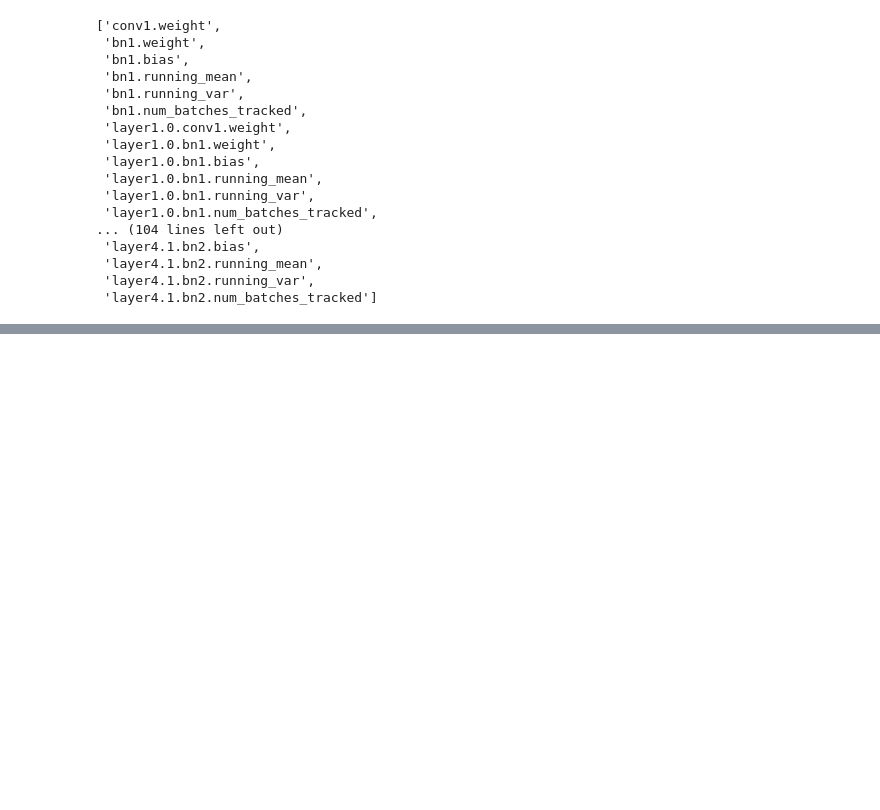
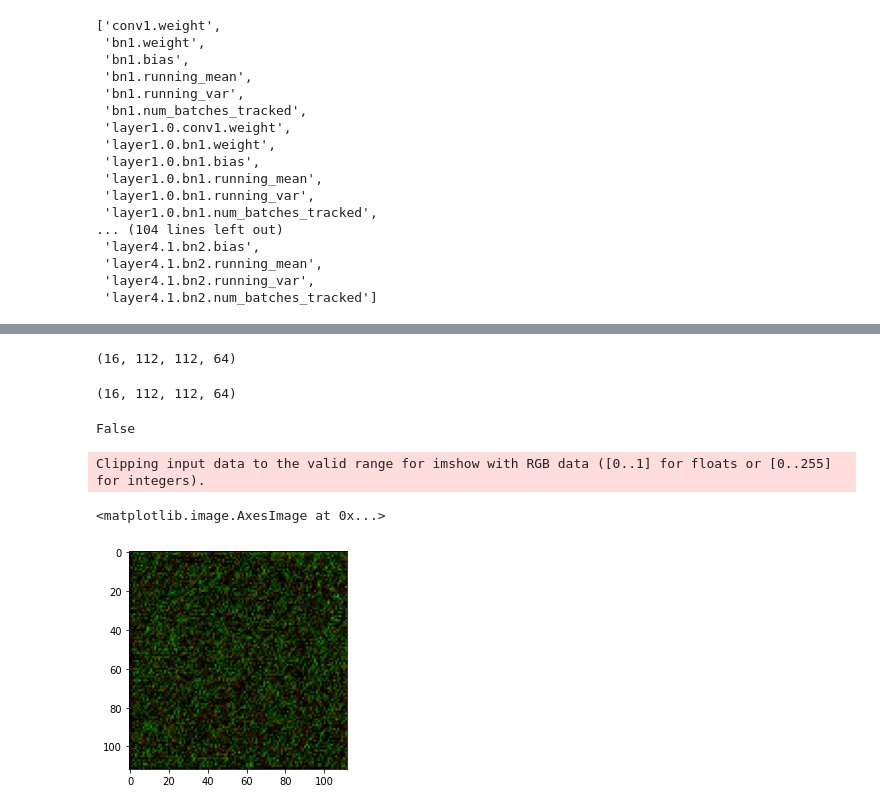
Before and after one commit to xiankgx/face-parsing.PyTorch, a Jupyter notebook: Convert model PyTorch to TensorFlow.ipynb, the cells around one changed output, grey strips where cells are left out. Saved outputs shown, nothing was run; the diff lists cells and outputs as text; code cells hidden in the pictures; blank space fills up the shorter version.

```diff
--- a/Convert model PyTorch to TensorFlow.ipynb
+++ b/Convert model PyTorch to TensorFlow.ipynb
@@ -629,0 +385,4 @@ NameError: name 'ContextPath' is not defined
+# %%
+conv1.load_state_dict(
+    conv1_state_dict
+)
@@ -629,0 +395,2 @@ NameError: name 'ContextPath' is not defined
+# %%
+fixed_input = np.random.rand(16, 224, 224, 3).astype(np.float32)
@@ -629,0 +427,9 @@ NameError: name 'ContextPath' is not defined
+# %%
+conv1_out = conv1(torch.from_numpy(fixed_input).permute(0, 3, 1, 2)) \
+                .permute(0, 2, 3, 1) \
+                .detach() \
+                .numpy()
+# %%
+conv1_out.shape
+# %% [output]
+(16, 112, 112, 64)
@@ -629,0 +439,16 @@ NameError: name 'ContextPath' is not defined
+# %%
+conv1_out_tf.shape
+# %% [output]
+(16, 112, 112, 64)
+# %%
+np.allclose(conv1_out, conv1_out_tf)
+# %% [output]
+False
+# %%
+random_idx = np.random.randint(0, 64-3)
+# %%
+plt.imshow(conv1_out[0][..., random_idx:random_idx+3])
+# %% [output]
+Clipping input data to the valid range for imshow with RGB data ([0..1] for floats or [0..255] for integers).
+<matplotlib.image.AxesImage at 0x...>
+[figure, added]
```
Also changed, not shown: parts of 72 cells of this notebook.
